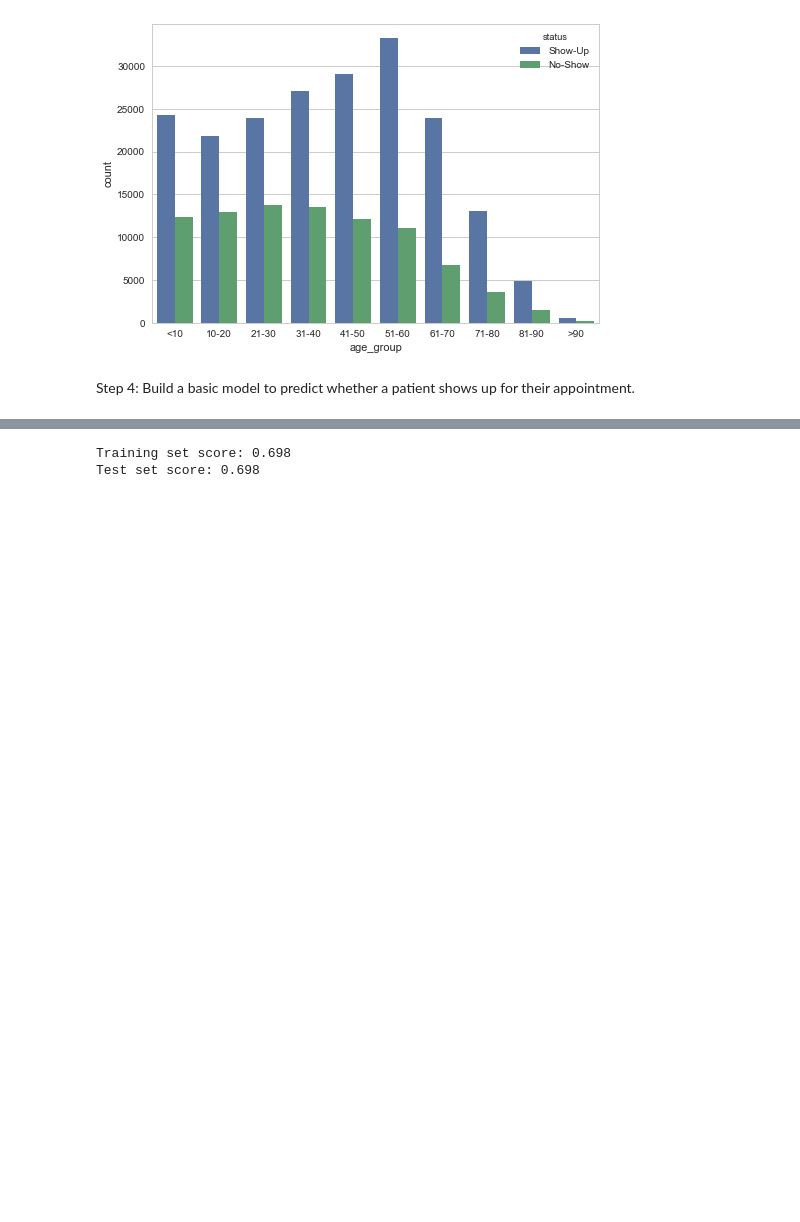
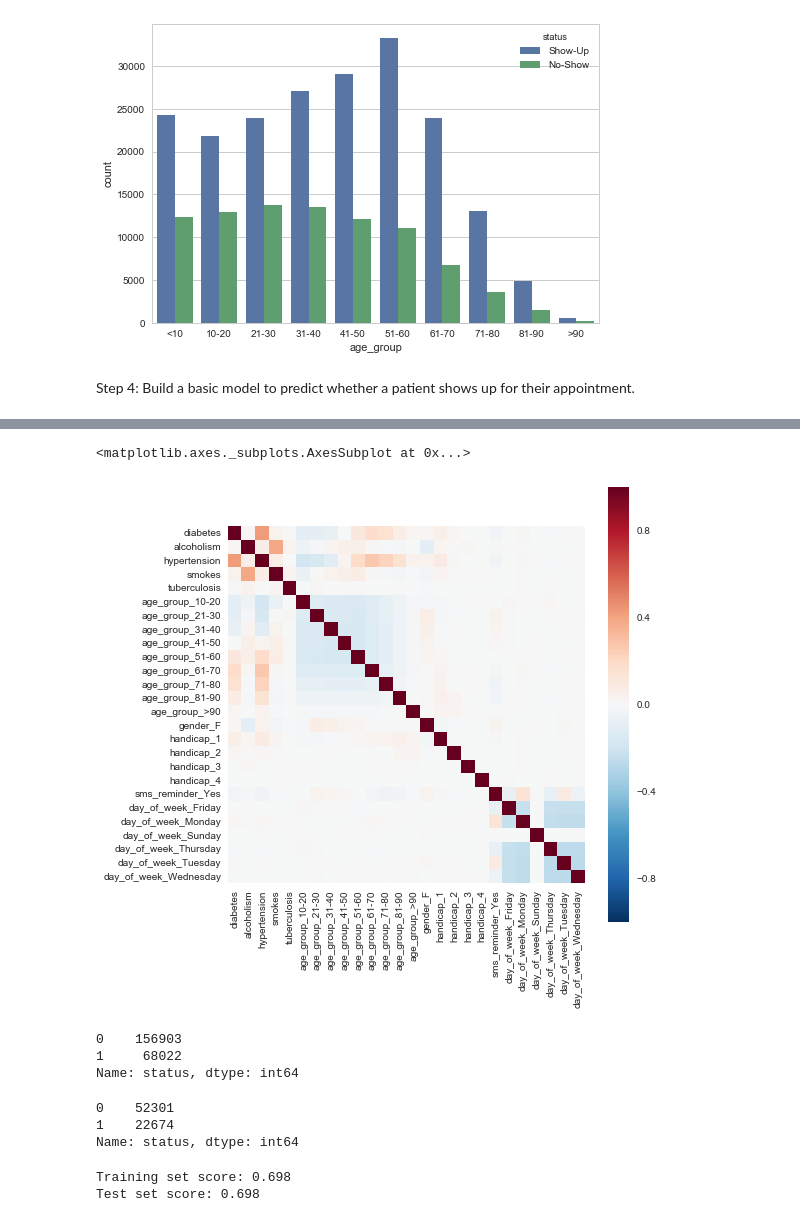
Before and after one commit to sriharinagarajan/Data_Exploration_Modeling_Case, a Jupyter notebook: Part_1.ipynb, the cells around one changed output, grey strips where cells are left out. Cells and saved outputs as stored; diff of their text form; code cells hidden in the pictures; blank space fills up the shorter version.

```diff
--- a/Part_1.ipynb
+++ b/Part_1.ipynb
@@ -138,3 +230,15 @@ Index(['age', 'diabetes', 'alcoholism', 'hypertension', 'smokes',
+# %%
+#Dropping columns that are highly correlated.
+col_del = ['gender_M','handicap_0','sms_reminder_No','day_of_week_Saturday','age_group_<10']
+X_d.drop(col_del, axis=1, inplace=True)
+# %%
+#Ensuring that there are no more high correlations.
+corr = X_d.corr()
+plt.figure(figsize = (8,8))
+sns.heatmap(corr,vmax=1,square=True)
+# %% [output]
+<matplotlib.axes._subplots.AxesSubplot at 0x...>
+[figure, added]
 # %%
 #Scaling input variables for linear models because Age is in a different scale.
 from sklearn.preprocessing import MinMaxScaler
@@ -151,6 +255,20 @@ X_Sscaled = scaler.transform(X_d)
 #Using standard scaler for data partition because outlier effect is minimal.
 from sklearn.model_selection import train_test_split
 X_train, X_test, y_train, y_test = train_test_split(X_Sscaled,y,random_state=42, stratify=y)
+# %%
+#30% target 1 percentage in training data
+y_train.value_counts()
+# %% [output]
+0    156903
+1     68022
+Name: status, dtype: int64
+# %%
+#30% target 1 percentage in test data
+y_test.value_counts()
+# %% [output]
+0    52301
+1    22674
+Name: status, dtype: int64
 # %%
 #Creating polynomial terms with degree 2 for regression.
 from sklearn.preprocessing import PolynomialFeatures
```
Also changed, not shown: parts of 23 cells of this notebook, 1 other file.
